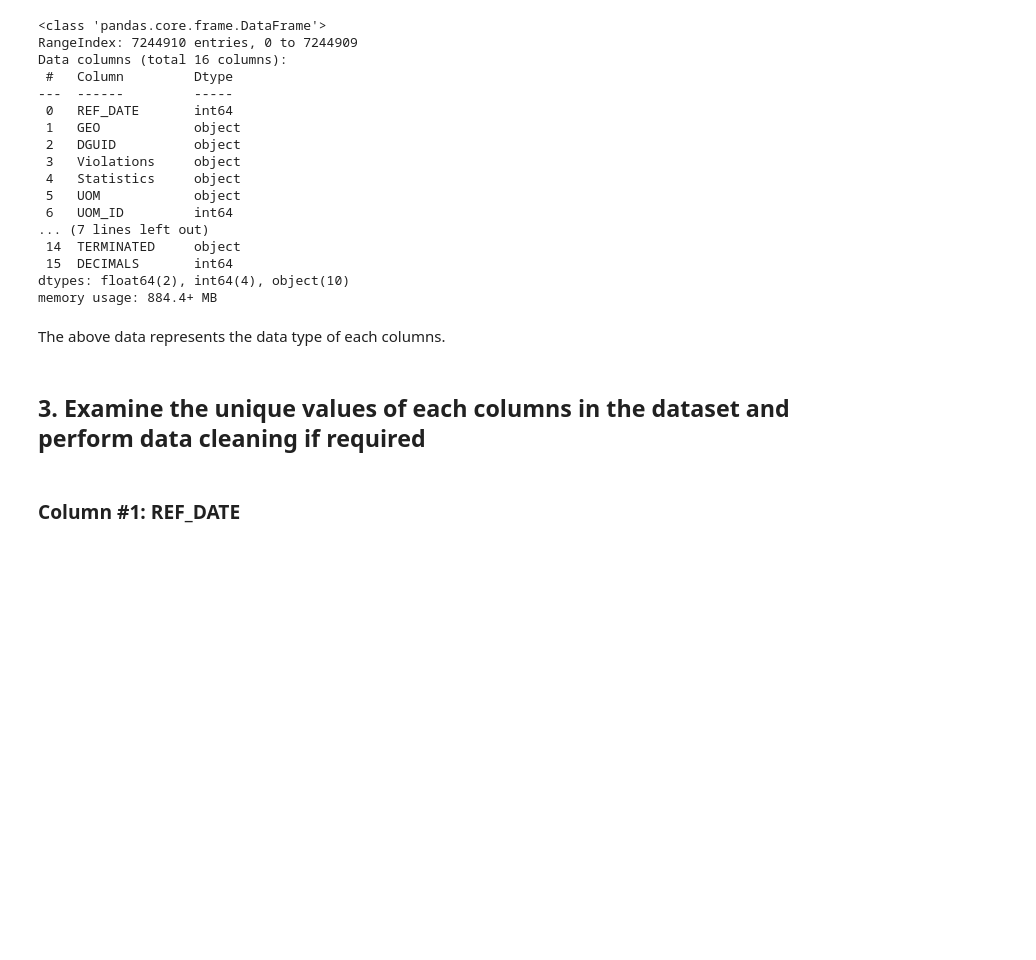
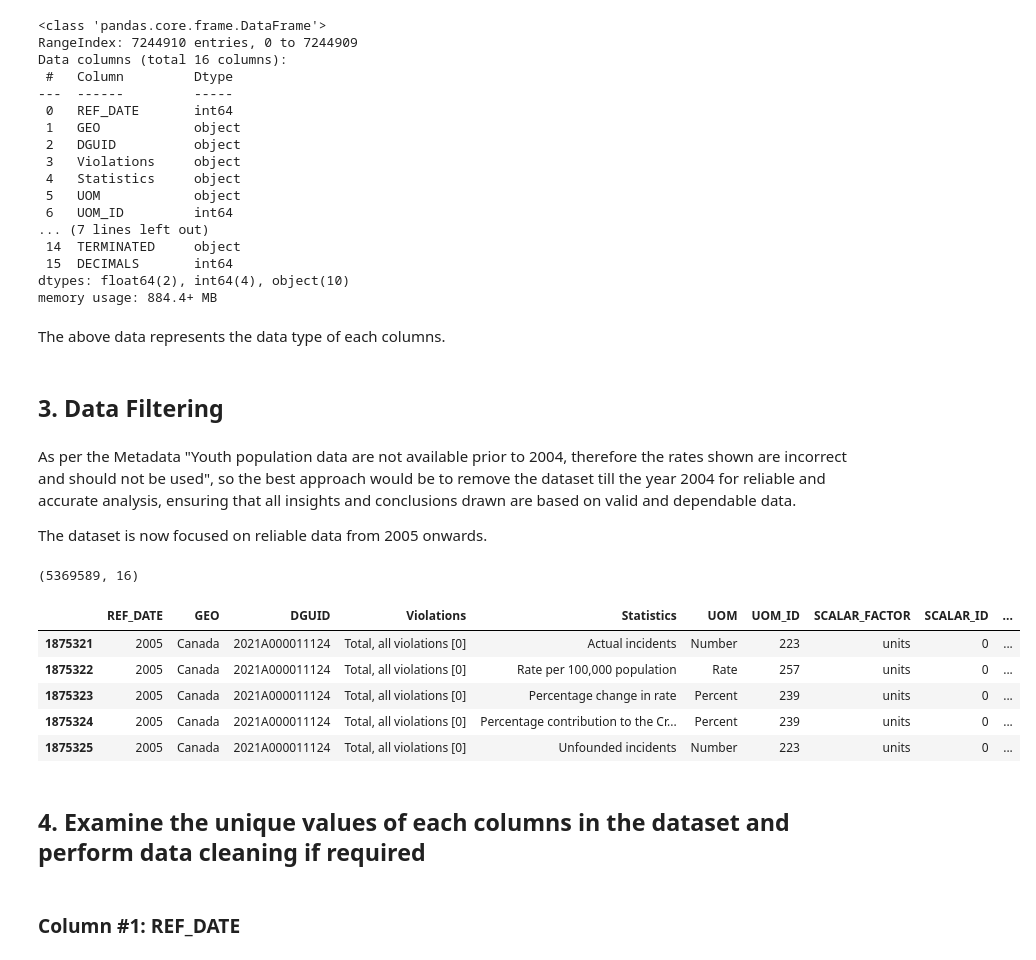
Before and after one commit to swekriti12/Crime-Statistics, a Jupyter notebook: Crime Statistics.ipynb, the cells around one changed output. Saved outputs shown, nothing was run; the diff lists cells and outputs as text; code cells hidden in the pictures; blank space fills up the shorter version.

```diff
--- a/Crime Statistics.ipynb
+++ b/Crime Statistics.ipynb
@@ -63,3 +63,9 @@ dtypes: float64(2), int64(4), object(10)
 memory usage: 884.4+ MB
 # %% [markdown]
 The above data represents the data type of each columns.
+# %% [markdown]
+## 3. Data Filtering
+# %% [markdown]
+As per the Metadata "Youth population data are not available prior to 2004, therefore the rates shown are incorrect and should not be used", so the best approach would be to remove the dataset till the year 2004 for reliable and accurate analysis, ensuring that all insights and conclusions drawn are based on valid and dependable data.
+
+The dataset is now focused on reliable data from 2005 onwards.
@@ -66,5 +75,20 @@ The above data represents the data type of each columns.
+# %%
+#Checking the shape of the dataset after filtering data for years
+Crime_Statistics.shape
+# %% [output]
+(5369589, 16)
+# %%
+#Displaying first five rows
+Crime_Statistics.head(5)
+# %% [output]
+|  | REF_DATE | GEO | DGUID | Violations | Statistics | UOM | UOM_ID | SCALAR_FACTOR | SCALAR_ID | ... |
+| 1875321 | 2005 | Canada | 2021A000011124 | Total, all violations [0] | Actual incidents | Number | 223 | units | 0 | ... |
+| 1875322 | 2005 | Canada | 2021A000011124 | Total, all violations [0] | Rate per 100,000 population | Rate | 257 | units | 0 | ... |
+| 1875323 | 2005 | Canada | 2021A000011124 | Total, all violations [0] | Percentage change in rate | Percent | 239 | units | 0 | ... |
+| 1875324 | 2005 | Canada | 2021A000011124 | Total, all violations [0] | Percentage contribution to the Cr... | Percent | 239 | units | 0 | ... |
+| 1875325 | 2005 | Canada | 2021A000011124 | Total, all violations [0] | Unfounded incidents | Number | 223 | units | 0 | ... |
 # %% [markdown]
-## 3. Examine the unique values of each columns in the dataset and perform data cleaning if required
+## 4. Examine the unique values of each columns in the dataset and perform data cleaning if required
 # %% [markdown]
 ### Column #1: REF_DATE
 # %%
```
Also changed, not shown: parts of 32 cells of this notebook.
